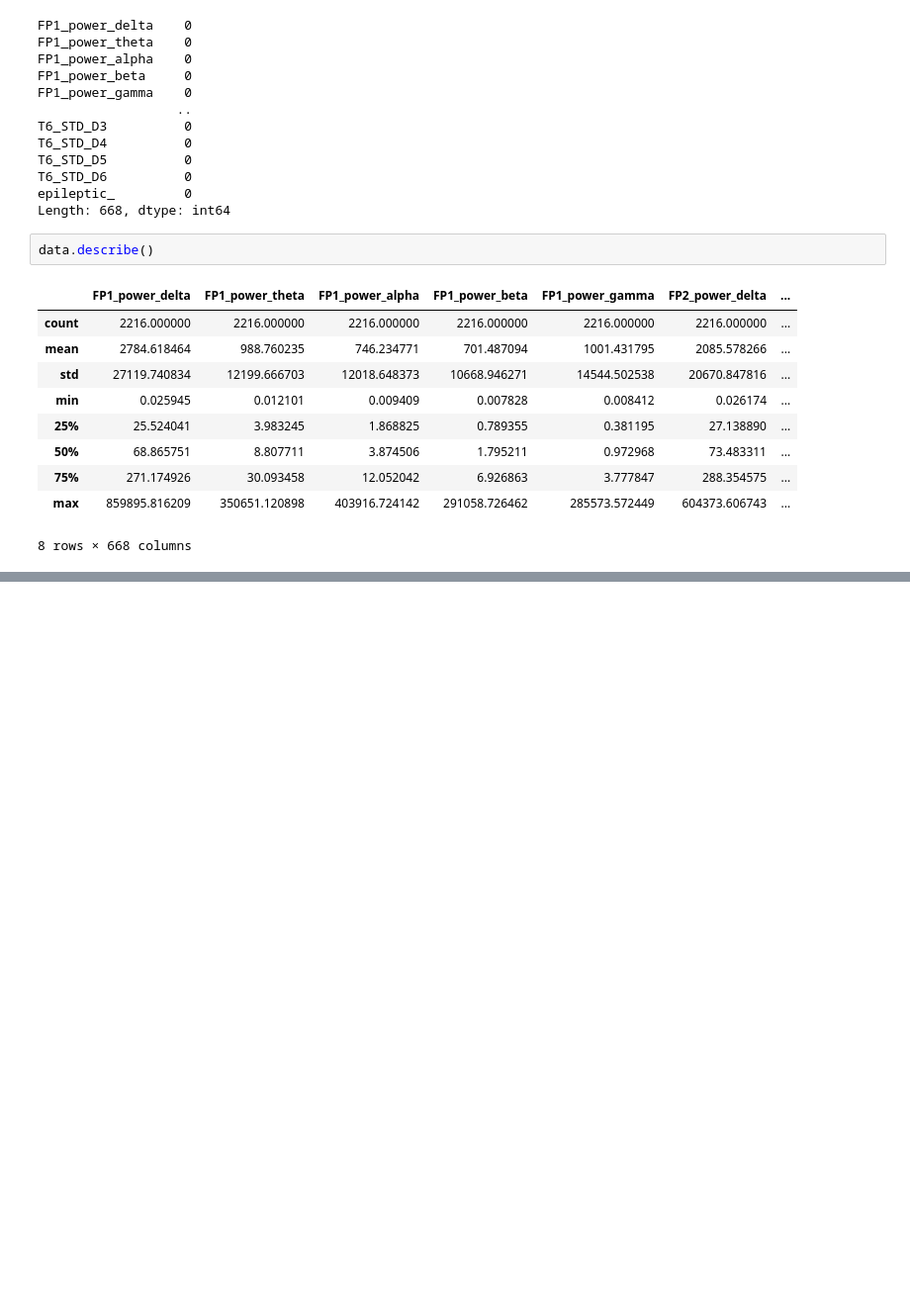
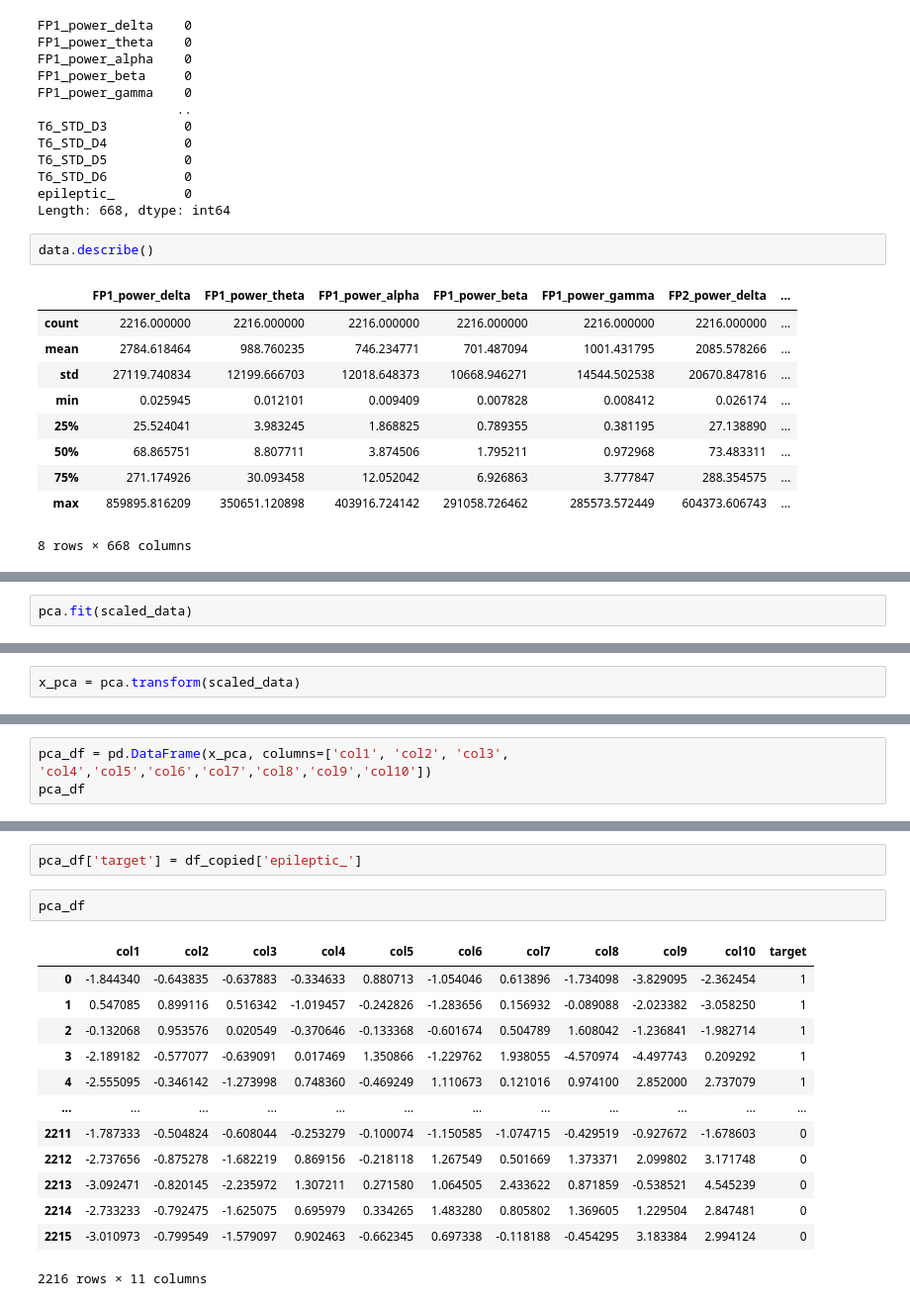
Before and after one commit to mohmaed7777/epilepsy-detection, a Jupyter notebook: Epilepsy_Detection_Using_EEG_Signals.ipynb, the cells around one changed output, grey strips where cells are left out. Shown at 99% size. Cells and saved outputs as stored; diff of their text form; blank space fills up the shorter version.

```diff
--- a/Epilepsy_Detection_Using_EEG_Signals.ipynb
+++ b/Epilepsy_Detection_Using_EEG_Signals.ipynb
@@ -124,0 +193,2 @@ data.describe()
+# %%
+pca.fit(scaled_data)
@@ -124,0 +197,2 @@ data.describe()
+# %%
+x_pca = pca.transform(scaled_data)
@@ -124,0 +223,3 @@ data.describe()
+# %%
+pca_df = pd.DataFrame(x_pca, columns=['col1', 'col2', 'col3', 'col4','col5','col6','col7','col8','col9','col10'])
+pca_df
@@ -124,0 +240,18 @@ data.describe()
+# %%
+pca_df['target'] = df_copied['epileptic_']
+# %%
+pca_df
+# %% [output]
+|  | col1 | col2 | col3 | col4 | col5 | col6 | col7 | col8 | col9 | col10 | target |
+| 0 | -1.844340 | -0.643835 | -0.637883 | -0.334633 | 0.880713 | -1.054046 | 0.613896 | -1.734098 | -3.829095 | -2.362454 | 1 |
+| 1 | 0.547085 | 0.899116 | 0.516342 | -1.019457 | -0.242826 | -1.283656 | 0.156932 | -0.089088 | -2.023382 | -3.058250 | 1 |
+| 2 | -0.132068 | 0.953576 | 0.020549 | -0.370646 | -0.133368 | -0.601674 | 0.504789 | 1.608042 | -1.236841 | -1.982714 | 1 |
+| 3 | -2.189182 | -0.577077 | -0.639091 | 0.017469 | 1.350866 | -1.229762 | 1.938055 | -4.570974 | -4.497743 | 0.209292 | 1 |
+| 4 | -2.555095 | -0.346142 | -1.273998 | 0.748360 | -0.469249 | 1.110673 | 0.121016 | 0.974100 | 2.852000 | 2.737079 | 1 |
+| ... | ... | ... | ... | ... | ... | ... | ... | ... | ... | ... | ... |
+| 2211 | -1.787333 | -0.504824 | -0.608044 | -0.253279 | -0.100074 | -1.150585 | -1.074715 | -0.429519 | -0.927672 | -1.678603 | 0 |
+| 2212 | -2.737656 | -0.875278 | -1.682219 | 0.869156 | -0.218118 | 1.267549 | 0.501669 | 1.373371 | 2.099802 | 3.171748 | 0 |
+| 2213 | -3.092471 | -0.820145 | -2.235972 | 1.307211 | 0.271580 | 1.064505 | 2.433622 | 0.871859 | -0.538521 | 4.545239 | 0 |
+| 2214 | -2.733233 | -0.792475 | -1.625075 | 0.695979 | 0.334265 | 1.483280 | 0.805802 | 1.369605 | 1.229504 | 2.847481 | 0 |
+| 2215 | -3.010973 | -0.799549 | -1.579097 | 0.902463 | -0.662345 | 0.697338 | -0.118188 | -0.454295 | 3.183384 | 2.994124 | 0 |
+2216 rows × 11 columns
```
Also changed, not shown: parts of 16 cells of this notebook.
